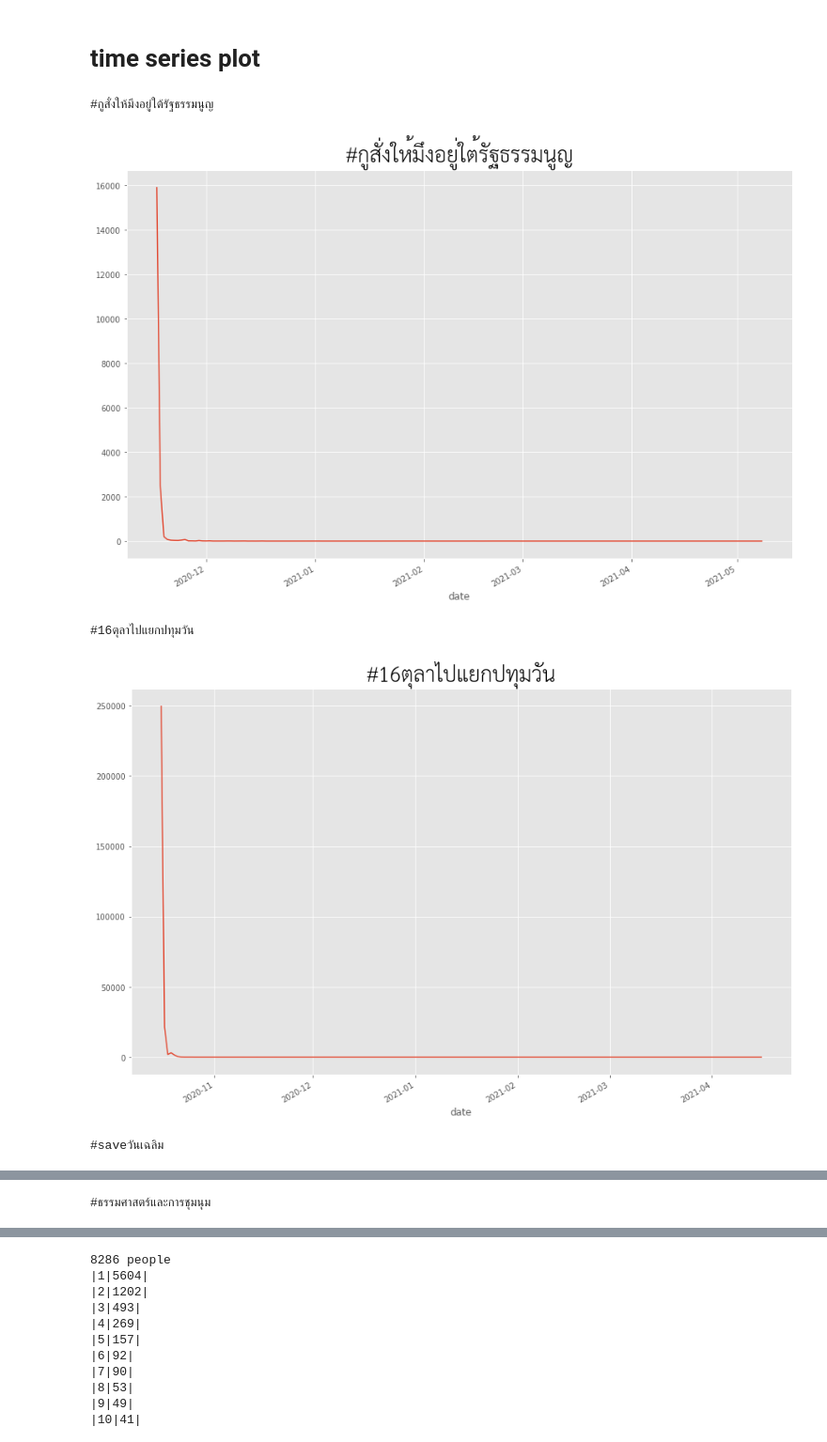
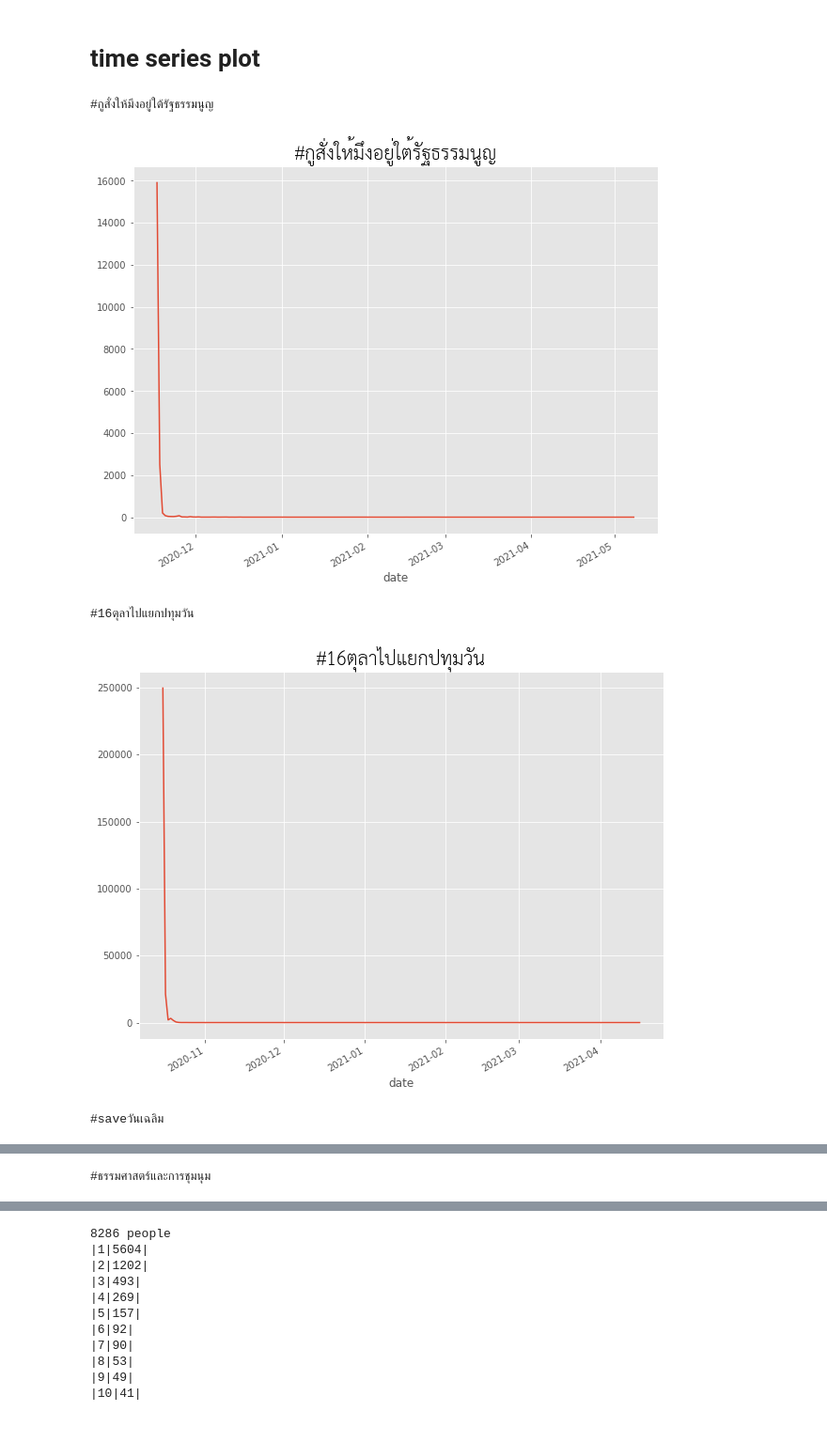
Before and after one commit to nozomiyamada/twitter_analysis, a Jupyter notebook: processing.ipynb, the cells around one changed output, grey strips where cells are left out. Shown at 94% size. Cells and saved outputs as stored; diff of their text form; code cells hidden in the pictures.

```diff
--- a/processing.ipynb
+++ b/processing.ipynb
@@ -75,15 +75,15 @@ Name: created_at, Length: 19065, dtype: object
 # time series plot
 # %%
 for i, df in enumerate(dfs):
-    fig = plt.figure(figsize=(15,10))
+    fig = plt.figure(figsize=(10,8))
     hashtag = jsons[i].split('/')[1].replace('.json','')
     print(hashtag)
     df.groupby(df["date"]).count()['id'].plot()
-    plt.title(hashtag, fontproperties=fp, fontsize=40)
+    plt.title(hashtag, fontproperties=fp, fontsize=30)
     plt.show()
 # %% [output]
 #กูสั่งให้มึงอยู่ใต้รัฐธรรมนูญ
-[figure, old version]
+[figure, new version]
 #16ตุลาไปแยกปทุมวัน
-[figure, old version]
+[figure, new version]
 #saveวันเฉลิม
```
Also changed, not shown: parts of 4 cells of this notebook, 14 other files.
